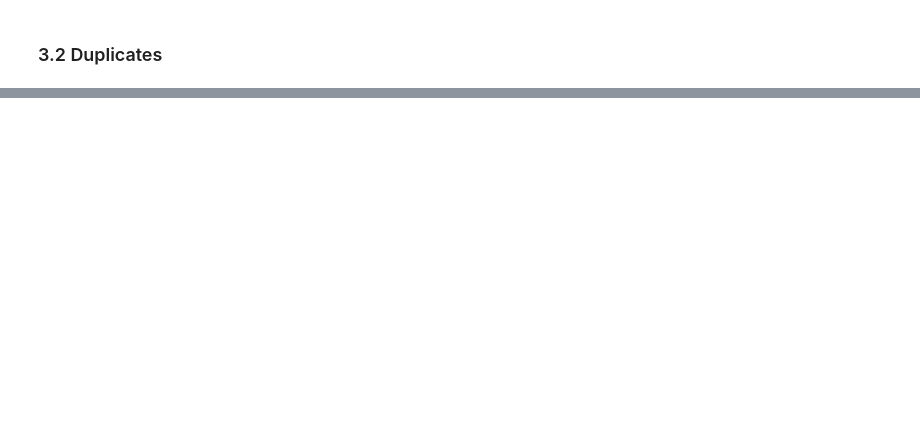
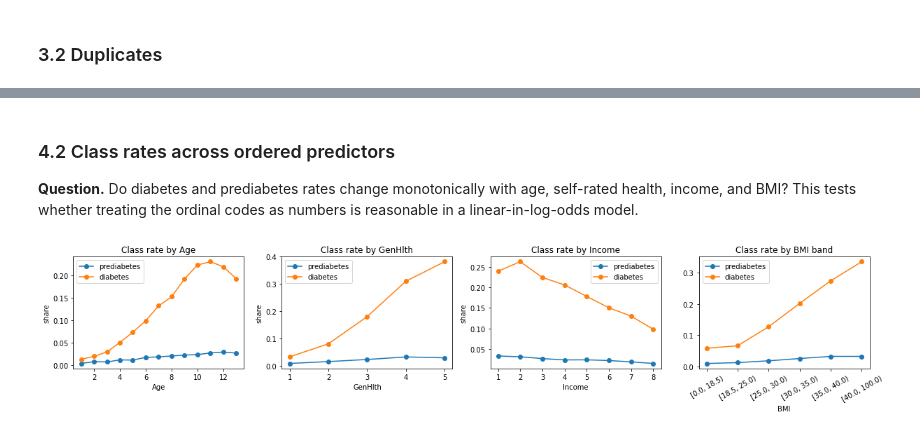
Before and after one commit to charlotteprior/data-5040-2026, a Jupyter notebook: milestone2.ipynb, the cells around one changed output, grey strips where cells are left out. Cells and saved outputs as stored; diff of their text form; code cells hidden in the pictures; blank space fills up the shorter version.

```diff
--- a/milestone2.ipynb
+++ b/milestone2.ipynb
@@ -332,13 +349,0 @@ Stratified random, because no group/time index exists. TODO: justify; note row-d
-# %%
-N_SPLITS = 5
-cv = StratifiedKFold(n_splits=N_SPLITS, shuffle=True, random_state=SEED)
-
-sizes = pd.DataFrame({"n": [len(dev), len(test)],
-                      "prevalence y=1": [y_dev.mean(), test[TARGET].mean()]},
-                     index=["development", "test (locked)"])
-display(sizes)
-
-fold_rows = []
-for k, (tr, va) in enumerate(cv.split(X_dev, y_dev), 1):
-    fold_rows.append((k, len(tr), len(va), y_dev.iloc[tr].mean(), y_dev.iloc[va].mean()))
-pd.DataFrame(fold_rows, columns=["fold", "n_train", "n_val", "prev_train", "prev_val"])
@@ -456,0 +472,16 @@ Versions are printed in Section 0.1.
+# %% [markdown]
+### 4.2 Class rates across ordered predictors
+**Question.** Do diabetes and prediabetes rates change monotonically with age, self-rated health, income, and BMI? This tests whether treating the ordinal codes as numbers is reasonable in a linear-in-log-odds model.
+# %%
+fig, axes = plt.subplots(1, 4, figsize=(17, 3.6))
+for ax, c in zip(axes[:3], ["Age", "GenHlth", "Income"]):
+    for k in (1, 2):
+        (dev[TARGET].eq(k).groupby(dev[c]).mean()).plot(marker="o", ax=ax, label=LABELS[k])
+    ax.set_title(f"Class rate by {c}"); ax.set_ylabel("share"); ax.legend()
+bmi_bin = pd.cut(dev["BMI"], [0, 18.5, 25, 30, 35, 40, 100], right=False)
+for k in (1, 2):
+    dev[TARGET].eq(k).groupby(bmi_bin).mean().plot(marker="o", ax=axes[3], label=LABELS[k])
+axes[3].set_title("Class rate by BMI band"); axes[3].tick_params(axis="x", rotation=30); axes[3].legend()
+plt.tight_layout(); plt.show()
+# %% [output]
+[figure, added]
```
Also changed, not shown: parts of 130 cells of this notebook, 3 other files.
